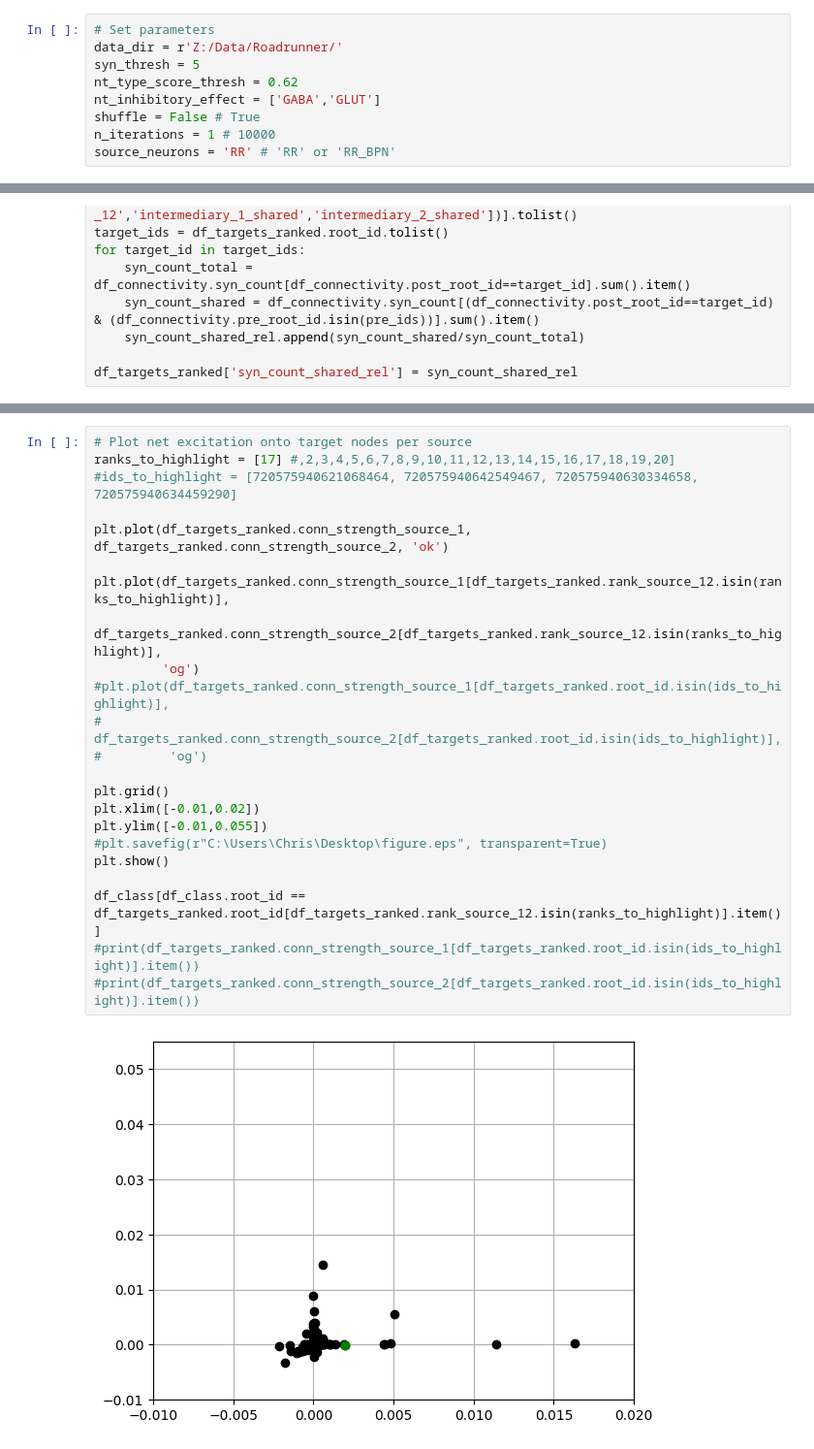
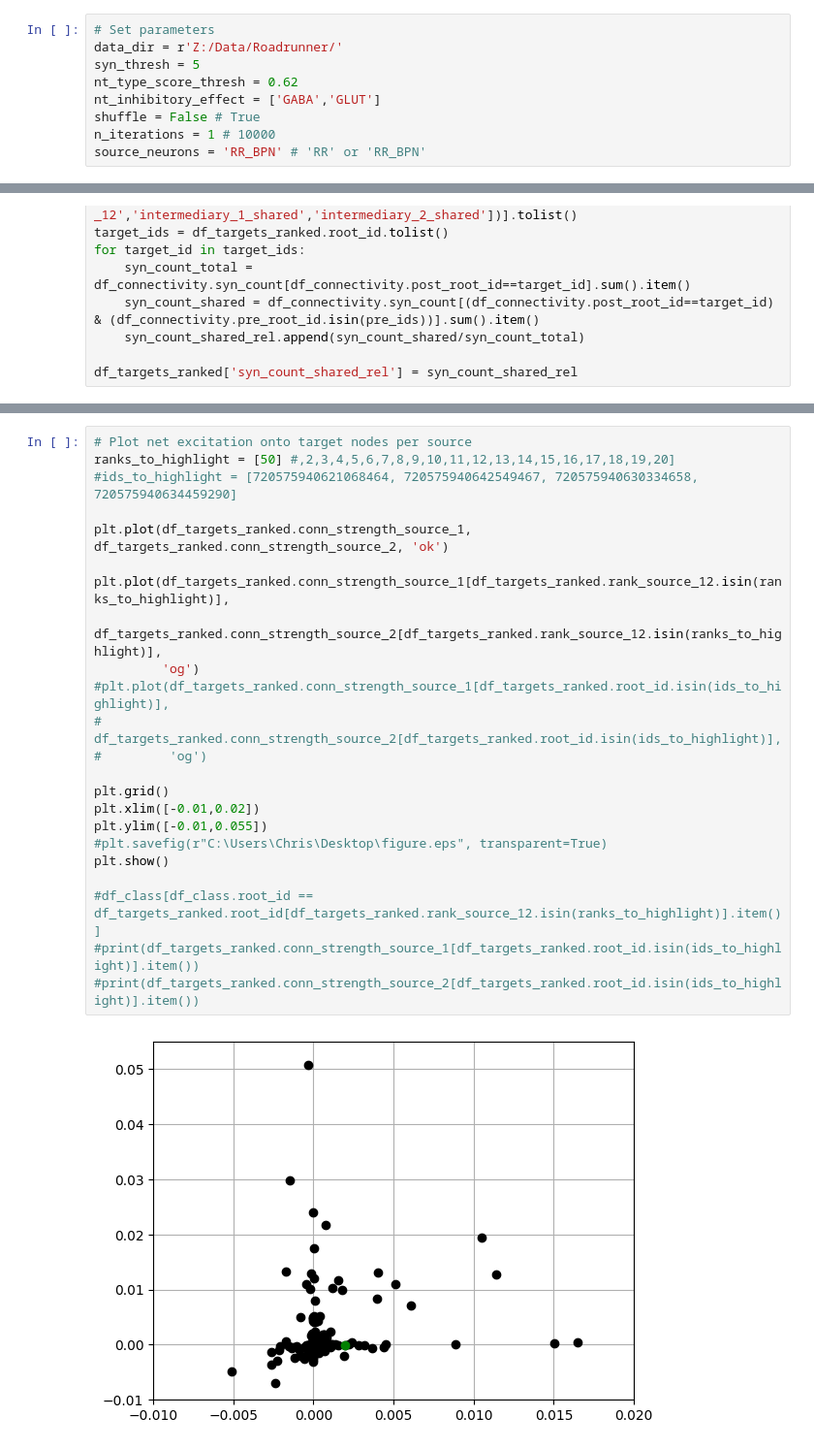
Before and after one commit to chrisjdallmann/roadrunner, a Jupyter notebook: code/flywire_convergence.ipynb, the cells around one changed output, grey strips where cells are left out. Shown at 97% size. Cells and saved outputs as stored; diff of their text form.

```diff
--- a/code/flywire_convergence.ipynb
+++ b/code/flywire_convergence.ipynb
@@ -22,7 +22,7 @@ nt_type_score_thresh = 0.62
 nt_inhibitory_effect = ['GABA','GLUT']
 shuffle = False # True
 n_iterations = 1 # 10000
-source_neurons = 'RR' # 'RR' or 'RR_BPN'
+source_neurons = 'RR_BPN' # 'RR' or 'RR_BPN'
 # %%
 # Load connectivity
 df_connectivity = pd.read_csv(data_dir + 'flywire_v783_connections_princeton.csv')
@@ -784,27 +790,27 @@ DNa11 walking, flight turning
 # %%
 # Plot net excitation onto target nodes per source
-ranks_to_highlight = [17] #,2,3,4,5,6,7,8,9,10,11,12,13,14,15,16,17,18,19,20]
+ranks_to_highlight = [50] #,2,3,4,5,6,7,8,9,10,11,12,13,14,15,16,17,18,19,20]
 #ids_to_highlight = [720575940621068464, 720575940642549467, 720575940630334658, 720575940634459290]
 
 plt.plot(df_targets_ranked.conn_strength_source_1, df_targets_ranked.conn_strength_source_2, 'ok')
 
 plt.plot(df_targets_ranked.conn_strength_source_1[df_targets_ranked.rank_source_12.isin(ranks_to_highlight)],
          df_targets_ranked.conn_strength_source_2[df_targets_ranked.rank_source_12.isin(ranks_to_highlight)],
          'og')
 #plt.plot(df_targets_ranked.conn_strength_source_1[df_targets_ranked.root_id.isin(ids_to_highlight)],
 #         df_targets_ranked.conn_strength_source_2[df_targets_ranked.root_id.isin(ids_to_highlight)],
 #         'og')
 
 plt.grid()
 plt.xlim([-0.01,0.02])
 plt.ylim([-0.01,0.055])
 #plt.savefig(r"C:\Users\Chris\Desktop\figure.eps", transparent=True)
 plt.show()
 
-df_class[df_class.root_id == df_targets_ranked.root_id[df_targets_ranked.rank_source_12.isin(ranks_to_highlight)].item()]
+#df_class[df_class.root_id == df_targets_ranked.root_id[df_targets_ranked.rank_source_12.isin(ranks_to_highlight)].item()]
 #print(df_targets_ranked.conn_strength_source_1[df_targets_ranked.root_id.isin(ids_to_highlight)].item())
 #print(df_targets_ranked.conn_strength_source_2[df_targets_ranked.root_id.isin(ids_to_highlight)].item())
 # %% [output]
-[figure, old version]
+[figure, new version]
 |  | root_id | flow | super_class | class | sub_class | hemilineage | side | nerve |
 | 91021 | 720575940628858640 | efferent | descending | NaN | NaN | VLPl&p2_posterior | right | CV |
```
Also changed, not shown: parts of 20 cells of this notebook.
